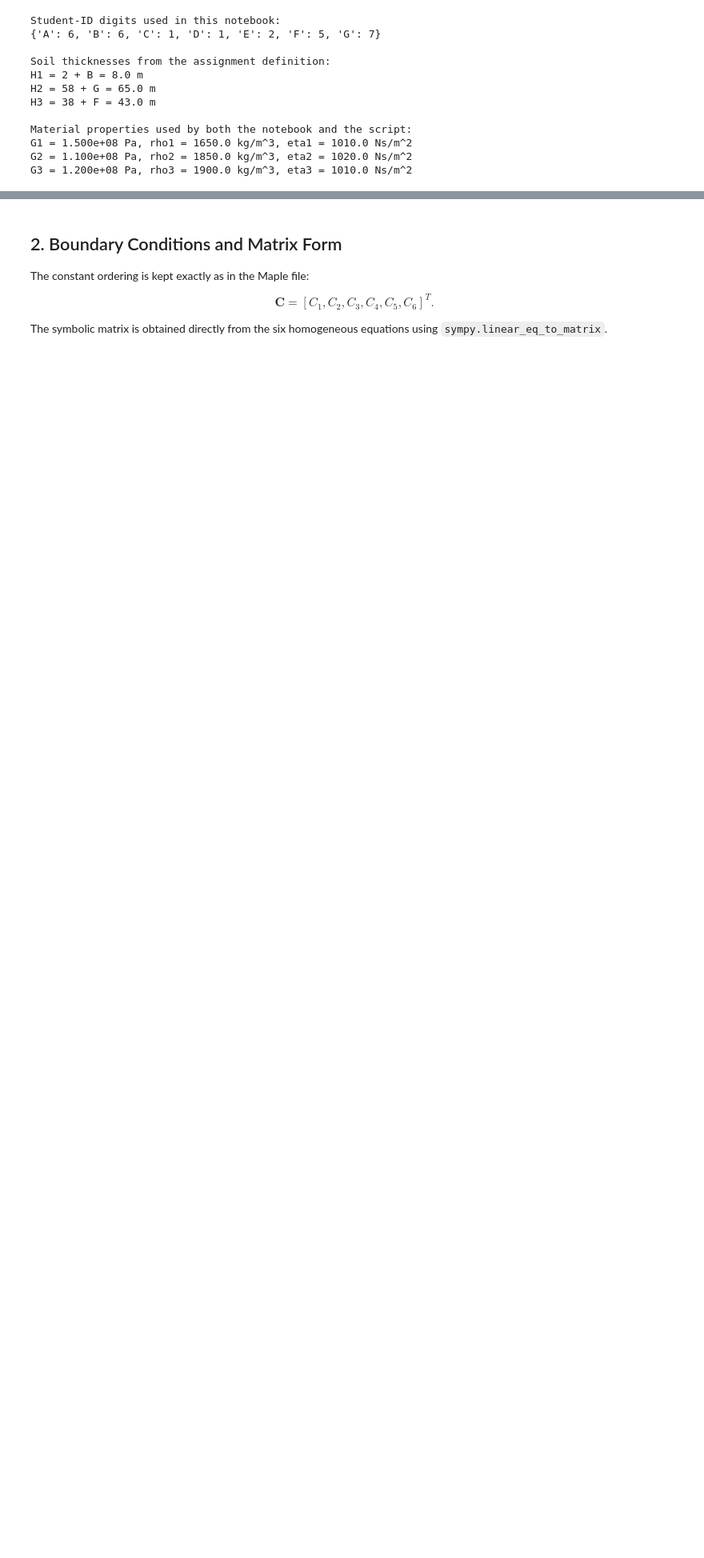
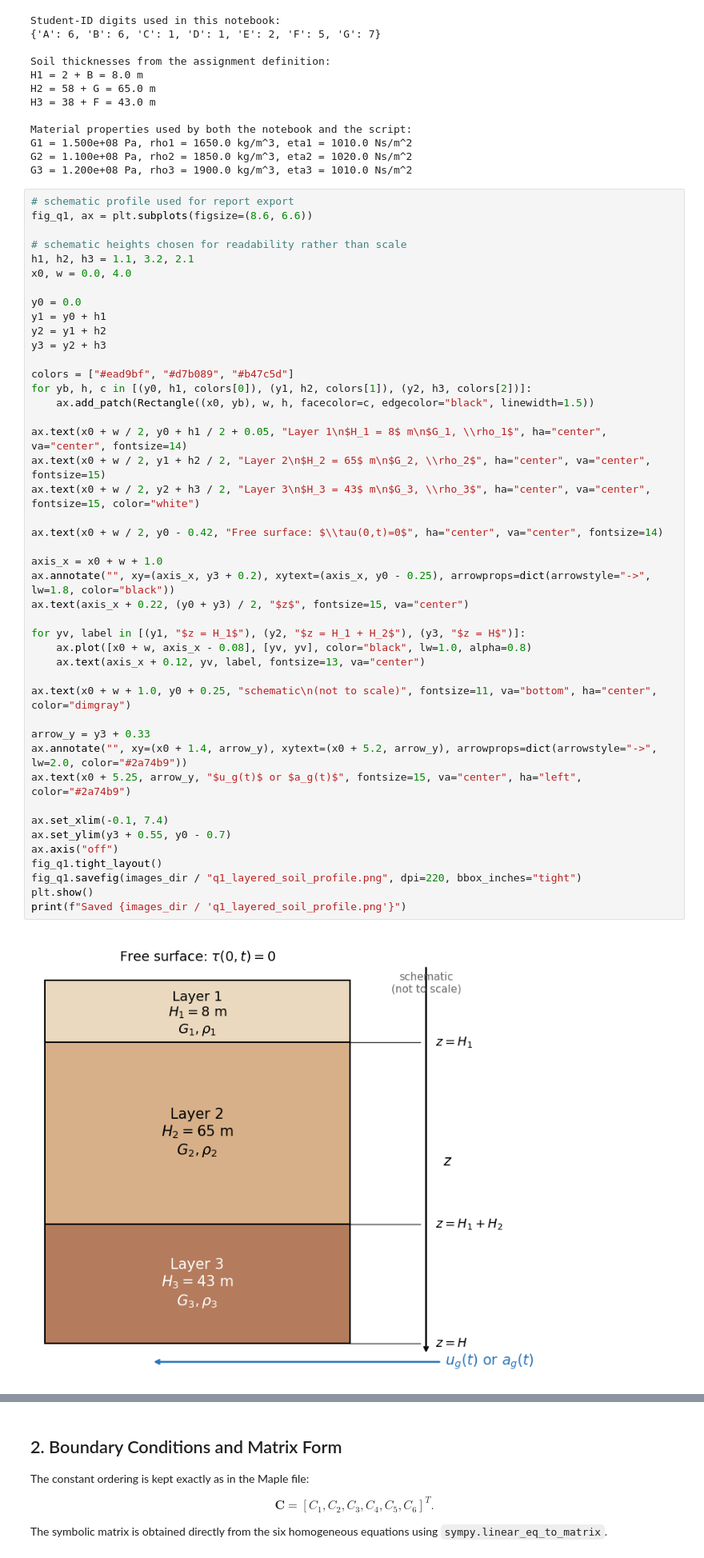
Before and after one commit to josems06-crypto/CIEM5220_Earthquakes, a Jupyter notebook: JM_part_1_to_3.ipynb, the cells around one changed output, grey strips where cells are left out. Shown at 80% size. Drawn from its saved outputs; the diff is of its cells as text; blank space fills up the shorter version.

Commit message:
report part 1 q3

```diff
--- a/JM_part_1_to_3.ipynb
+++ b/JM_part_1_to_3.ipynb
@@ -78,3 +82,49 @@ Material properties used by both the notebook and the script:
 G1 = 1.500e+08 Pa, rho1 = 1650.0 kg/m^3, eta1 = 1010.0 Ns/m^2
 G2 = 1.100e+08 Pa, rho2 = 1850.0 kg/m^3, eta2 = 1020.0 Ns/m^2
 G3 = 1.200e+08 Pa, rho3 = 1900.0 kg/m^3, eta3 = 1010.0 Ns/m^2
+# %%
+# schematic profile used for report export
+fig_q1, ax = plt.subplots(figsize=(8.6, 6.6))
+
+# schematic heights chosen for readability rather than scale
+h1, h2, h3 = 1.1, 3.2, 2.1
+x0, w = 0.0, 4.0
+
+y0 = 0.0
+y1 = y0 + h1
+y2 = y1 + h2
+y3 = y2 + h3
+
+colors = ["#ead9bf", "#d7b089", "#b47c5d"]
+for yb, h, c in [(y0, h1, colors[0]), (y1, h2, colors[1]), (y2, h3, colors[2])]:
+    ax.add_patch(Rectangle((x0, yb), w, h, facecolor=c, edgecolor="black", linewidth=1.5))
+
+ax.text(x0 + w / 2, y0 + h1 / 2 + 0.05, "Layer 1\n$H_1 = 8$ m\n$G_1, \\rho_1$", ha="center", va="center", fontsize=14)
+ax.text(x0 + w / 2, y1 + h2 / 2, "Layer 2\n$H_2 = 65$ m\n$G_2, \\rho_2$", ha="center", va="center", fontsize=15)
+ax.text(x0 + w / 2, y2 + h3 / 2, "Layer 3\n$H_3 = 43$ m\n$G_3, \\rho_3$", ha="center", va="center", fontsize=15, color="white")
+
+ax.text(x0 + w / 2, y0 - 0.42, "Free surface: $\\tau(0,t)=0$", ha="center", va="center", fontsize=14)
+
+axis_x = x0 + w + 1.0
+ax.annotate("", xy=(axis_x, y3 + 0.2), xytext=(axis_x, y0 - 0.25), arrowprops=dict(arrowstyle="->", lw=1.8, color="black"))
+ax.text(axis_x + 0.22, (y0 + y3) / 2, "$z$", fontsize=15, va="center")
+
+for yv, label in [(y1, "$z = H_1$"), (y2, "$z = H_1 + H_2$"), (y3, "$z = H$")]:
+    ax.plot([x0 + w, axis_x - 0.08], [yv, yv], color="black", lw=1.0, alpha=0.8)
+    ax.text(axis_x + 0.12, yv, label, fontsize=13, va="center")
+
+ax.text(x0 + w + 1.0, y0 + 0.25, "schematic\n(not to scale)", fontsize=11, va="bottom", ha="center", color="dimgray")
+
+arrow_y = y3 + 0.33
+ax.annotate("", xy=(x0 + 1.4, arrow_y), xytext=(x0 + 5.2, arrow_y), arrowprops=dict(arrowstyle="->", lw=2.0, color="#2a74b9"))
+ax.text(x0 + 5.25, arrow_y, "$u_g(t)$ or $a_g(t)$", fontsize=15, va="center", ha="left", color="#2a74b9")
+
+ax.set_xlim(-0.1, 7.4)
+ax.set_ylim(y3 + 0.55, y0 - 0.7)
+ax.axis("off")
+fig_q1.tight_layout()
+fig_q1.savefig(images_dir / "q1_layered_soil_profile.png", dpi=220, bbox_inches="tight")
+plt.show()
+print(f"Saved {images_dir / 'q1_layered_soil_profile.png'}")
+# %% [output]
+[figure, added]
```
Also changed, not shown: parts of 7 cells of this notebook, 7 other files.
